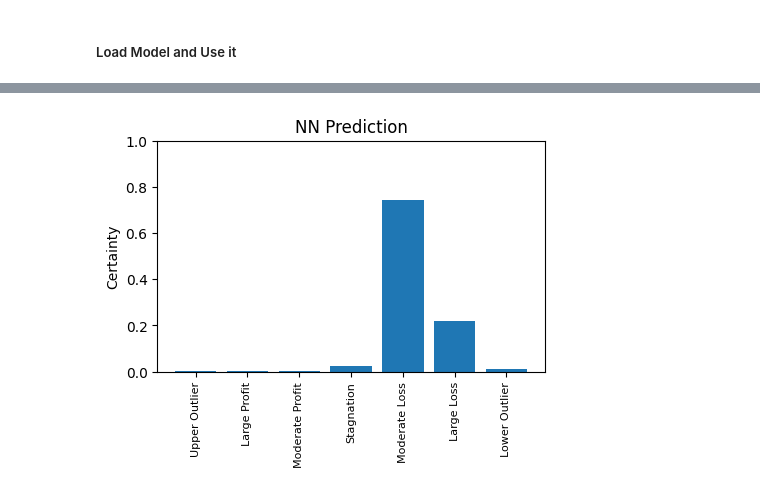
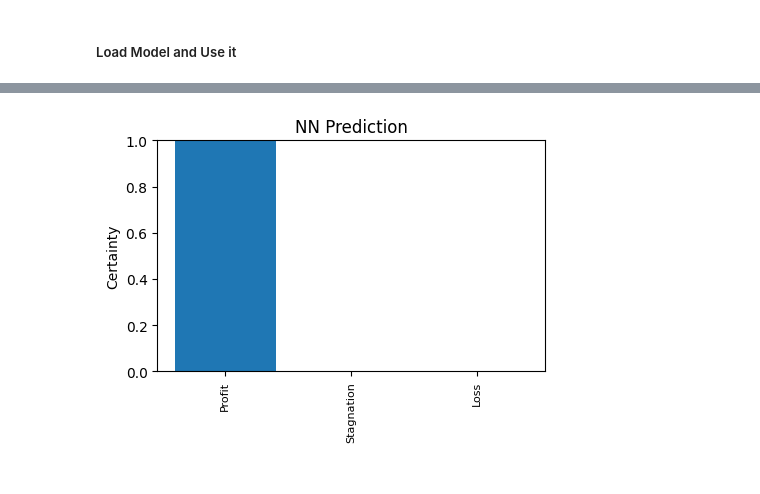
Before and after one commit to nicholasviscomi/Ad-Astra-Capital-Go, a Jupyter notebook: src/OpenInsider/analysis.ipynb, the cells around one changed output, grey strips where cells are left out. Cells and saved outputs as stored; diff of their text form; code cells hidden in the pictures.

Commit message:
added 3 new models trying out 3 outputs instead of 7

```diff
--- a/src/OpenInsider/analysis.ipynb
+++ b/src/OpenInsider/analysis.ipynb
@@ -515,3 +513,6 @@ for i, trade in enumerate(trades):
         pass
 # %% [output]
  100.00%
+# %%
+data = load_data("StructuredData")
+labels = load_data("Labels")
@@ -572,9 +608,11 @@ test_loss, test_acc = model.evaluate(test_data, test_labels)
 # %% [markdown]
 ##### Load Model and Use it
 # %%
-loaded_model = keras.models.load_model("Models/NormData")
+loaded_model = keras.models.load_model("Models/Norm-150tanh-100-relu-3")
 if loaded_model is None: raise ValueError()
 
-row = np.array([data[4]], dtype=object)
+i = 101
+
+row = np.array([data[i]], dtype=object)
 row = tf.convert_to_tensor(row, dtype=tf.float32)
-out = loaded_model.predict(row)
+out = loaded_model.call(row)
@@ -583,10 +619,10 @@ out = loaded_model.predict(row)
 # %%
 fig, ax = plt.subplots(figsize=(5, 3))
 ax.set_title("NN Prediction")
 ax.set_ylabel("Certainty")
 ax.set_ylim(top=1)
-ax.bar(["Upper Outlier", "Large Profit", "Moderate Profit", "Stagnation", "Moderate Loss", "Large Loss", "Lower Outlier"], out[0])
+ax.bar(["Profit", "Stagnation", "Loss"], out[0])
 plt.setp(ax.get_xticklabels(), fontsize=8, rotation='vertical')
 plt.show()
 # %% [output]
-[figure, old version]
+[figure, new version]
```
Also changed, not shown: parts of 14 cells of this notebook, 14 other files.
